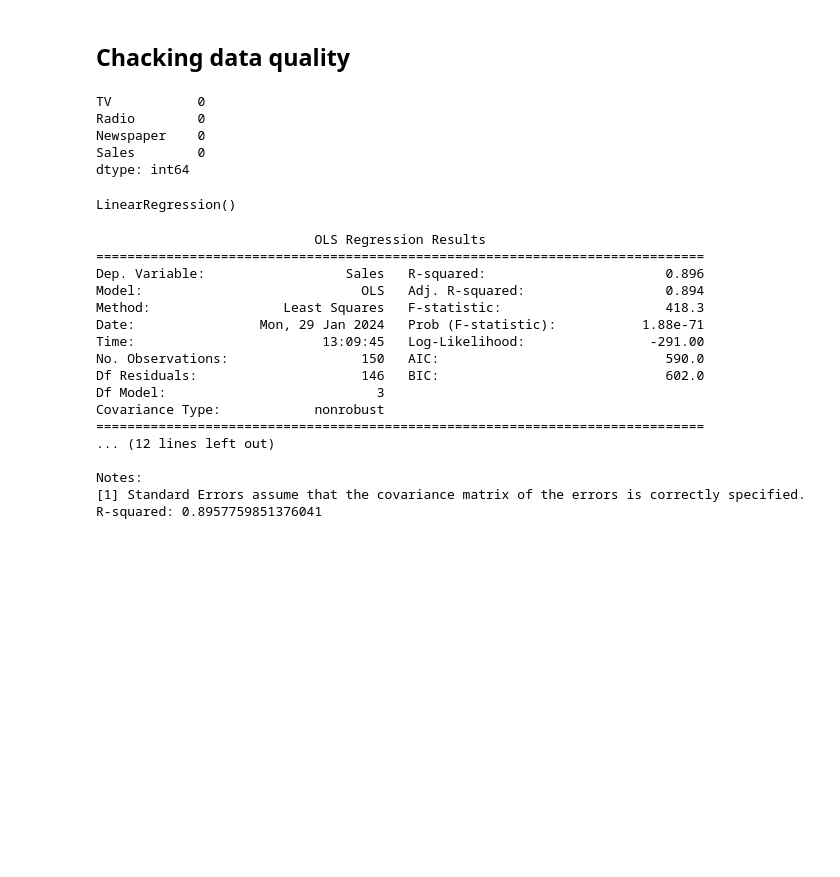
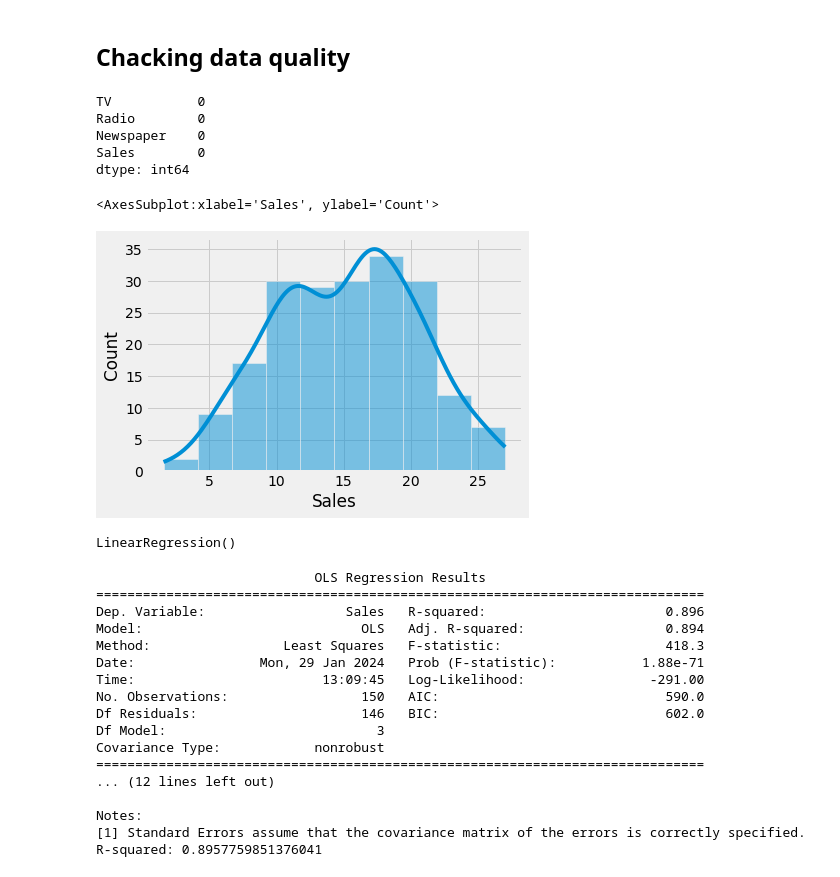
Before and after one commit to LucaRugiu2/Data-science, a Jupyter notebook: 06_Machine learning/Linear_regression/Lin_regression.ipynb, the cells around one changed output. Saved outputs shown, nothing was run; the diff lists cells and outputs as text; code cells hidden in the pictures; blank space fills up the shorter version.

```diff
--- a/06_Machine learning/Linear_regression/Lin_regression.ipynb
+++ b/06_Machine learning/Linear_regression/Lin_regression.ipynb
@@ -44,3 +52,9 @@ dtype: int64
+# %%
+import seaborn as sns
+sns.histplot(data=df, x = 'Sales', kde = True)
+# %% [output]
+<AxesSubplot:xlabel='Sales', ylabel='Count'>
+[figure, added]
 # %%
 #Building the model
 lr = LinearRegression()
```
Also changed, not shown: parts of 3 cells of this notebook.
